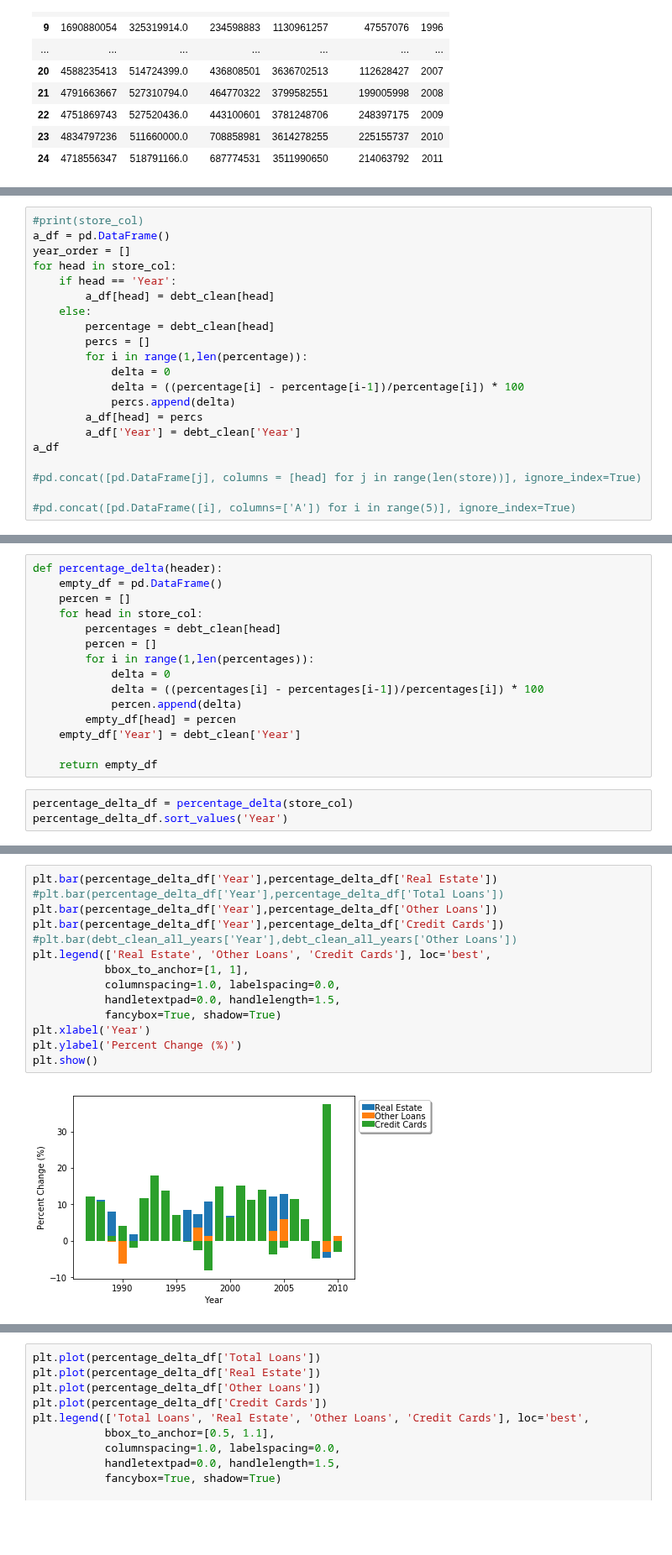
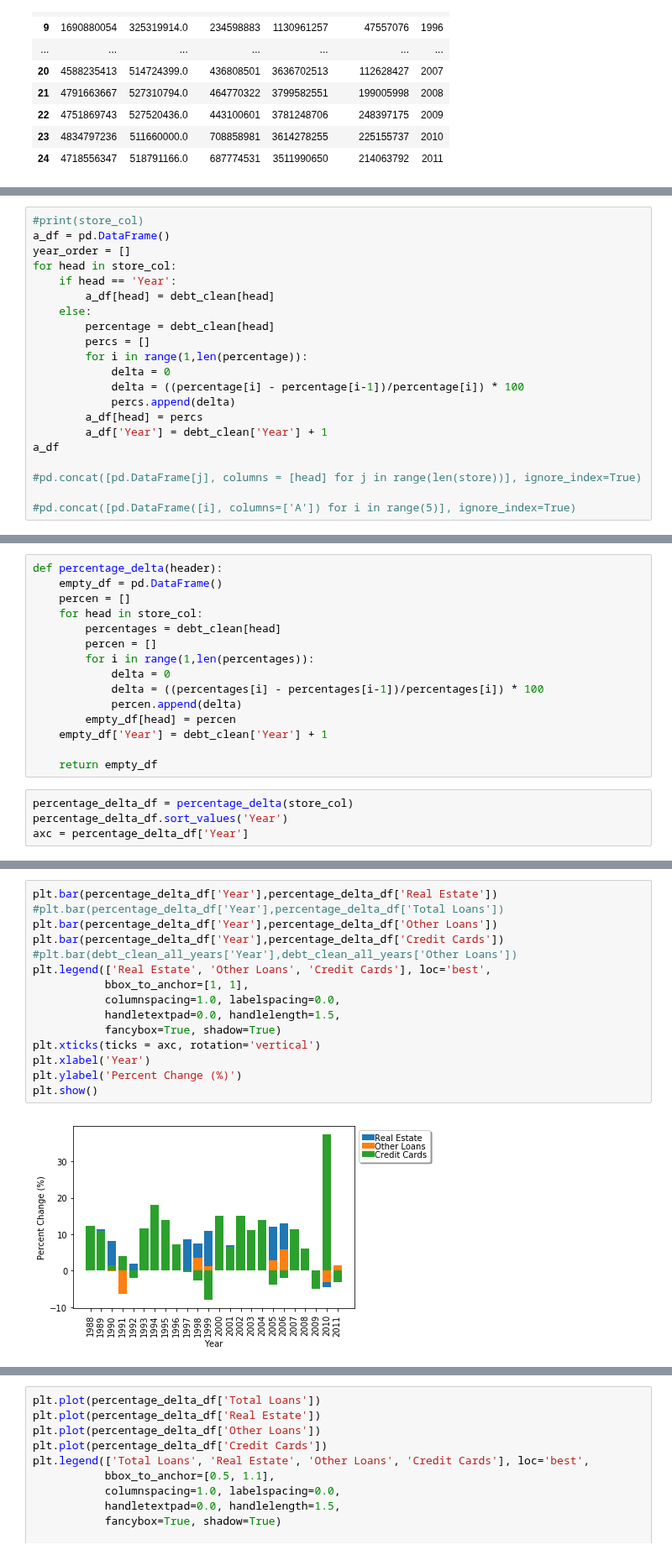
Before and after one commit to brownal05/project1, a Jupyter notebook: notebooks/nick.ipynb, the cells around one changed output, grey strips where cells are left out. Shown at 84% size. Cells and saved outputs as stored; diff of their text form; blank space fills up the shorter version.

Commit message:
added ticks

```diff
--- a/notebooks/nick.ipynb
+++ b/notebooks/nick.ipynb
@@ -399,7 +399,7 @@ for head in store_col:
             delta = ((percentage[i] - percentage[i-1])/percentage[i]) * 100
             percs.append(delta)
         a_df[head] = percs
-        a_df['Year'] = debt_clean['Year']
+        a_df['Year'] = debt_clean['Year'] + 1
 a_df
 
 #pd.concat([pd.DataFrame[j], columns = [head] for j in range(len(store))], ignore_index=True)
@@ -435,9 +435,10 @@ def percentage_delta(header):
             delta = ((percentages[i] - percentages[i-1])/percentages[i]) * 100
             percen.append(delta)
         empty_df[head] = percen
-    empty_df['Year'] = debt_clean['Year']
+    empty_df['Year'] = debt_clean['Year'] + 1
 
     return empty_df
 # %%
 percentage_delta_df = percentage_delta(store_col)
 percentage_delta_df.sort_values('Year')
+axc = percentage_delta_df['Year']
@@ -462,19 +445,20 @@ percentage_delta_df.sort_values('Year')
 # %%
 plt.bar(percentage_delta_df['Year'],percentage_delta_df['Real Estate'])
 #plt.bar(percentage_delta_df['Year'],percentage_delta_df['Total Loans'])
 plt.bar(percentage_delta_df['Year'],percentage_delta_df['Other Loans'])
 plt.bar(percentage_delta_df['Year'],percentage_delta_df['Credit Cards'])
 #plt.bar(debt_clean_all_years['Year'],debt_clean_all_years['Other Loans'])
 plt.legend(['Real Estate', 'Other Loans', 'Credit Cards'], loc='best',
            bbox_to_anchor=[1, 1],
            columnspacing=1.0, labelspacing=0.0,
            handletextpad=0.0, handlelength=1.5,
            fancybox=True, shadow=True)
+plt.xticks(ticks = axc, rotation='vertical')
 plt.xlabel('Year')
 plt.ylabel('Percent Change (%)')
 plt.show()
 # %% [output]
-[figure, old version]
+[figure, new version]
 # %%
 plt.bar(percentage_delta_df['Year'],percentage_delta_df['Total Past Due'])
 #plt.bar(debt_clean_second_rec_tot['Year'],debt_clean_third_rec_tot['Real Estate'])
```
Also changed, not shown: parts of 3 cells of this notebook, 2 other files.
